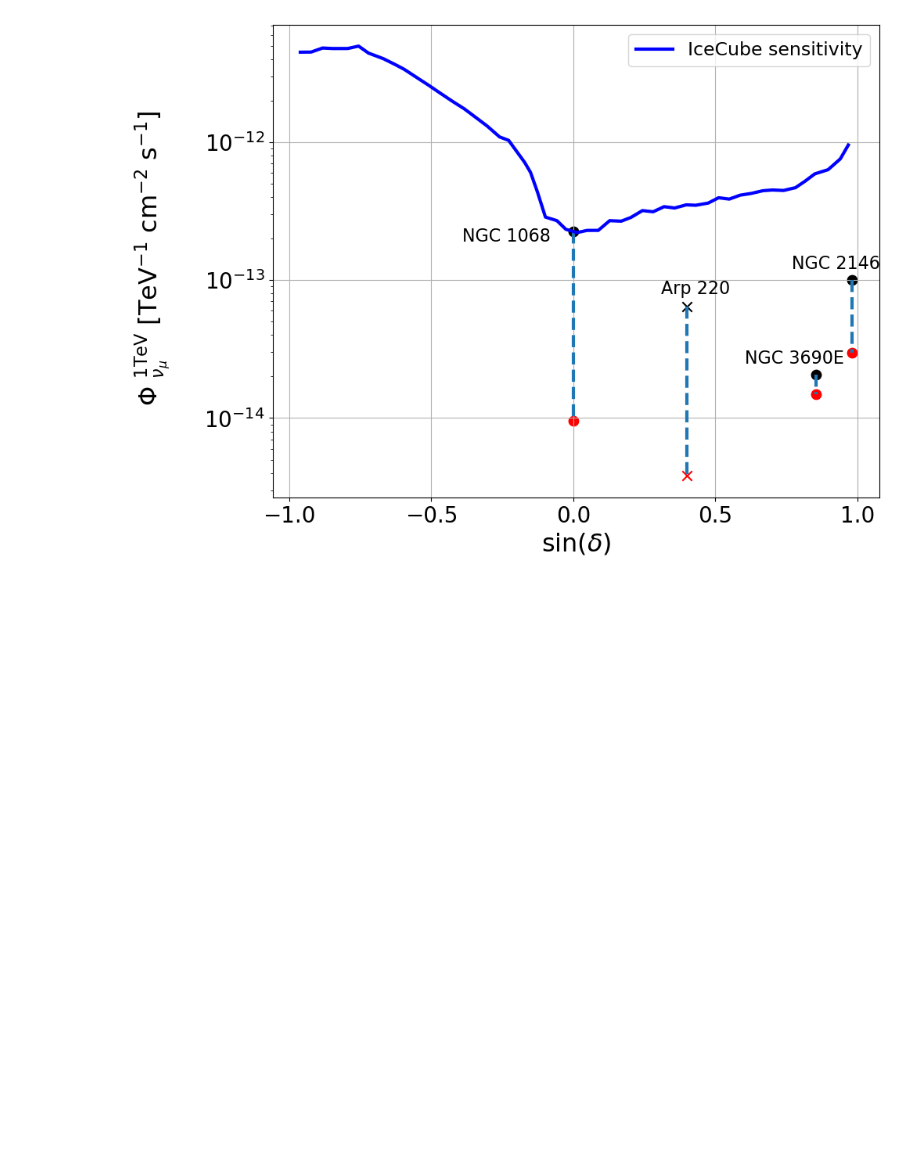
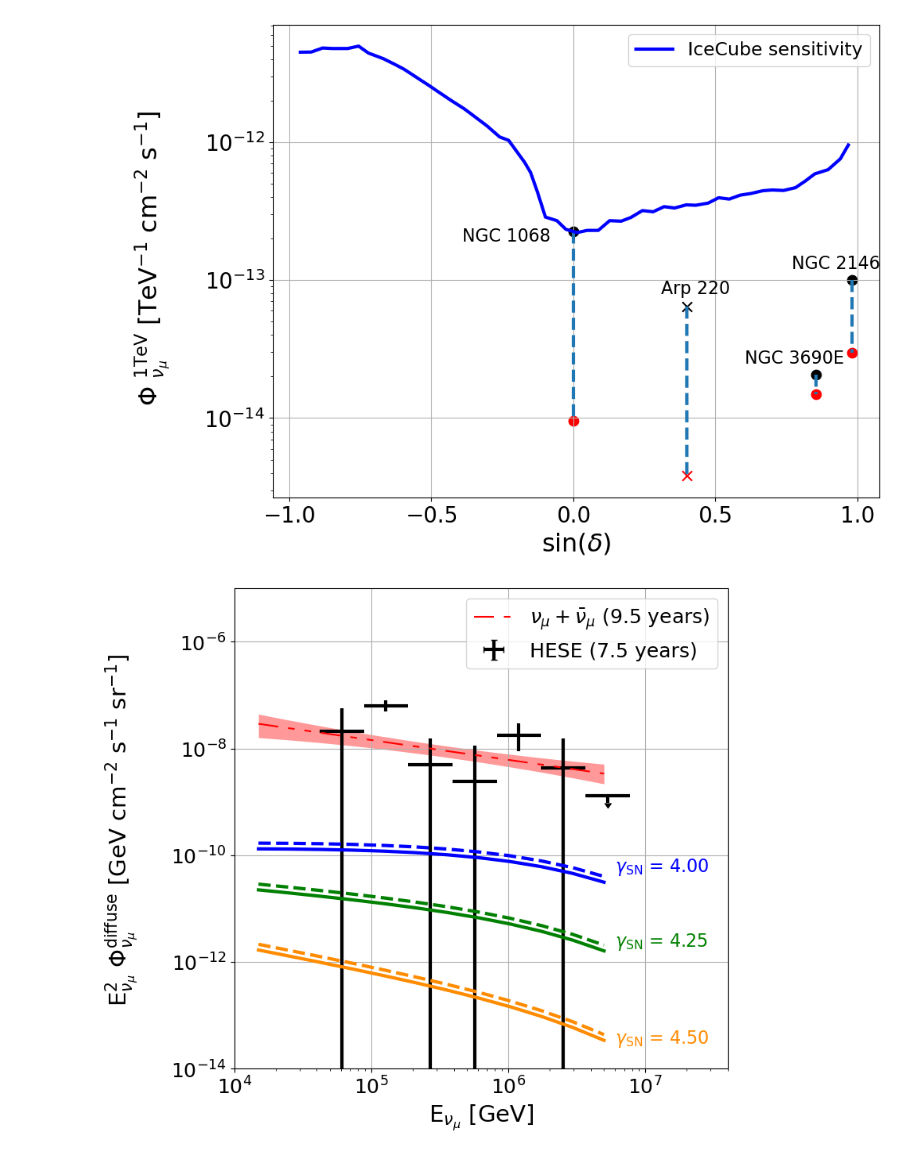
Before and after one commit to YarnoMerckx/neutrino-flux-GOALS-galaxies, a Jupyter notebook: Diffuse.ipynb, the cells around one changed output. Cells and saved outputs as stored; diff of their text form; code cells hidden in the pictures; blank space fills up the shorter version.

```diff
--- a/Diffuse.ipynb
+++ b/Diffuse.ipynb
@@ -240,14 +241,14 @@ i = len(energy)
 fig=plt.figure(figsize=(8,8), dpi= 100, facecolor='w', edgecolor='k')
 Energy_plot = np.logspace(np.log10(1.5e4),np.log10(5e6),12)
 
-plt.plot(Energy_plot,diffuse_flux_gamma2_noAGN,color = 'blue',linestyle = '--')
-plt.plot(Energy_plot,diffuse_flux_gamma2,color = 'blue')
+plt.plot(Energy_plot,diffuse_flux_gamma2_noAGN,color = 'blue',linestyle = '--',linewidth = 3)
+plt.plot(Energy_plot,diffuse_flux_gamma2,color = 'blue', linewidth = 3)
 
-plt.plot(Energy_plot,diffuse_flux_gamma25_noAGN, color = 'green', linestyle = '--')
-plt.plot(Energy_plot,diffuse_flux_gamma25, color = 'green')
+plt.plot(Energy_plot,diffuse_flux_gamma25_noAGN, color = 'green', linestyle = '--', linewidth = 3)
+plt.plot(Energy_plot,diffuse_flux_gamma25, color = 'green', linewidth = 3)
 
-plt.plot(Energy_plot,diffuse_flux_gamma5_noAGN, color = 'darkorange',linestyle= '--')
-plt.plot(Energy_plot,diffuse_flux_gamma5, color = 'darkorange')
+plt.plot(Energy_plot,diffuse_flux_gamma5_noAGN, color = 'darkorange',linestyle= '--', linewidth = 3)
+plt.plot(Energy_plot,diffuse_flux_gamma5, color = 'darkorange', linewidth = 3)
 
 
 
@@ -274,30 +275,32 @@ en = np.arange(1e4,5e6,100)
 plt.xscale('log')
 plt.yscale('log')
 numu_best = plt.plot(energy_range_numu,
                     flux_numu*energy_range_numu**2,
                     color="r",
                     linestyle=(0,(12,6,4,6,4,6)), label= '$\\nu_\\mu + \\bar{\\nu}_{\\mu}$ (9.5 years)') # dashdotdotted
 
 # Plot the error band of the diffuse nu_mu best fit
 
 
 
 numu_err = plt.fill_between(energy_numu,
                            flux_lower,
                            flux_upper,
                            color="r",
                            lw=0,
                            alpha=0.4)
 
 
 plt.ylim(1e-14,1e-5)
 plt.xlim(1e4,4e7)
 plt.xlabel ("E$_{\\nu_\\mu}$ [GeV]", fontsize = 21)
 plt.ylabel('E$_{\\nu_{\\mu}}^2$ $\\Phi ^{\\mathrm{diffuse}}_{\\nu_\\mu}$ [GeV cm$^{-2}$ s$^{-1}$ sr$^{-1}$] \n', fontsize = 21)
 plt.xticks(fontsize = 18)
 plt.yticks(fontsize = 18)
 plt.xscale('log')
 plt.yscale('log')
 plt.legend(fontsize = 18)
 plt.grid()
 plt.savefig("/Users/yarno/Documents/PhD/Pictures/diffuseGOALS.pdf",bbox_inches="tight")
+# %% [output]
+[figure, added]
```
Also changed, not shown: parts of 1 cell of this notebook, 5 other files.
